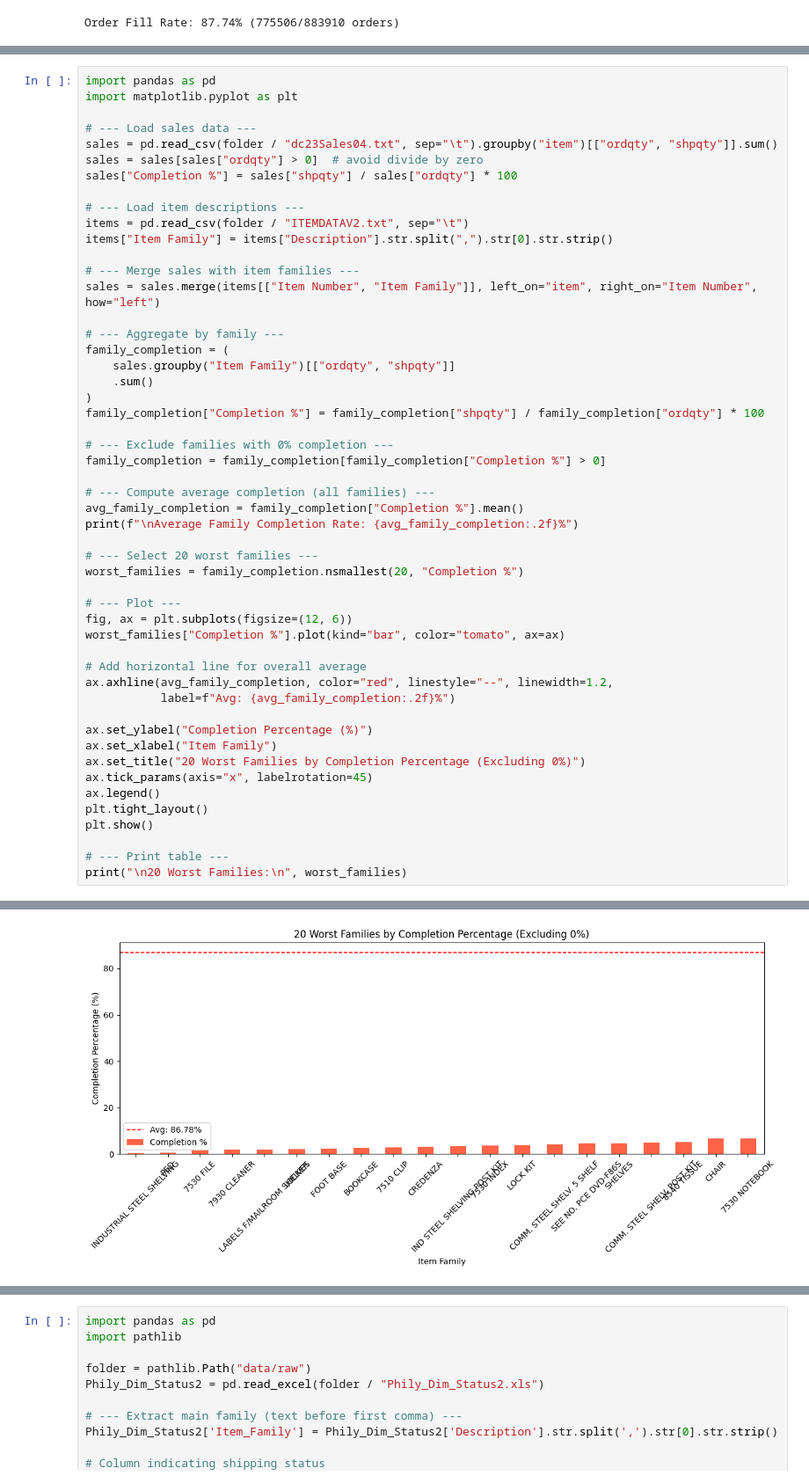
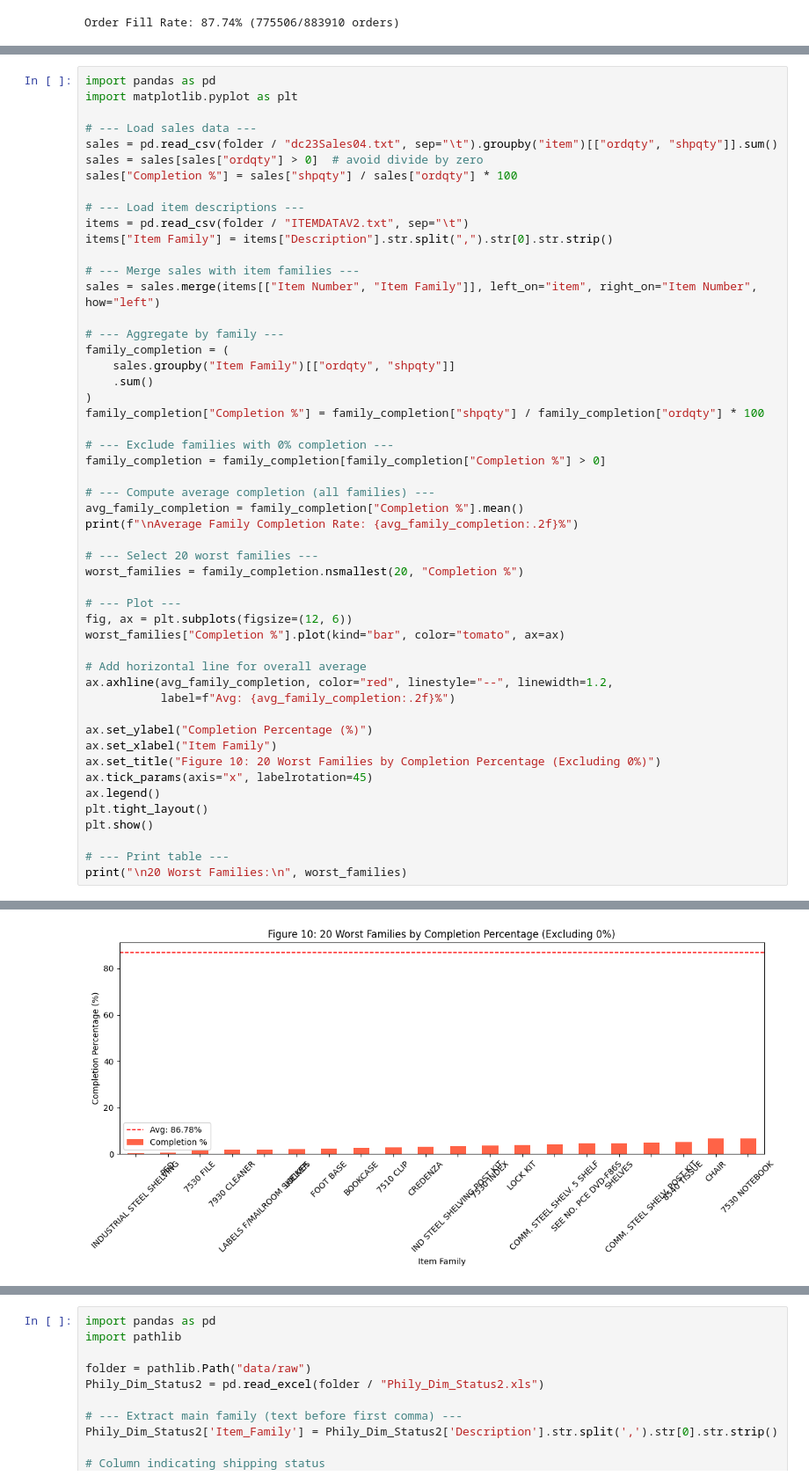
Before and after one commit to TSNijhuis/WarehousingAS1, a Jupyter notebook: wh-as_activity-profiling-template.ipynb, the cells around one changed output, grey strips where cells are left out. Shown at 88% size. Cells and saved outputs as stored; diff of their text form.

```diff
--- a/wh-as_activity-profiling-template.ipynb
+++ b/wh-as_activity-profiling-template.ipynb
@@ -888,35 +896,35 @@ family_completion["Completion %"] = family_completion["shpqty"] / family_complet
 
 # --- Exclude families with 0% completion ---
 family_completion = family_completion[family_completion["Completion %"] > 0]
 
 # --- Compute average completion (all families) ---
 avg_family_completion = family_completion["Completion %"].mean()
 print(f"\nAverage Family Completion Rate: {avg_family_completion:.2f}%")
 
 # --- Select 20 worst families ---
 worst_families = family_completion.nsmallest(20, "Completion %")
 
 # --- Plot ---
 fig, ax = plt.subplots(figsize=(12, 6))
 worst_families["Completion %"].plot(kind="bar", color="tomato", ax=ax)
 
 # Add horizontal line for overall average
 ax.axhline(avg_family_completion, color="red", linestyle="--", linewidth=1.2,
            label=f"Avg: {avg_family_completion:.2f}%")
 
 ax.set_ylabel("Completion Percentage (%)")
 ax.set_xlabel("Item Family")
-ax.set_title("20 Worst Families by Completion Percentage (Excluding 0%)")
+ax.set_title("Figure 10: 20 Worst Families by Completion Percentage (Excluding 0%)")
 ax.tick_params(axis="x", labelrotation=45)
 ax.legend()
 plt.tight_layout()
 plt.show()
 
 # --- Print table ---
 print("\n20 Worst Families:\n", worst_families)
 # %% [output]
 Average Family Completion Rate: 86.78%
-[figure, old version]
+[figure, new version]
 20 Worst Families:
                               ordqty  shpqty  Completion %
 Item Family
```
Also changed, not shown: parts of 55 cells of this notebook.
